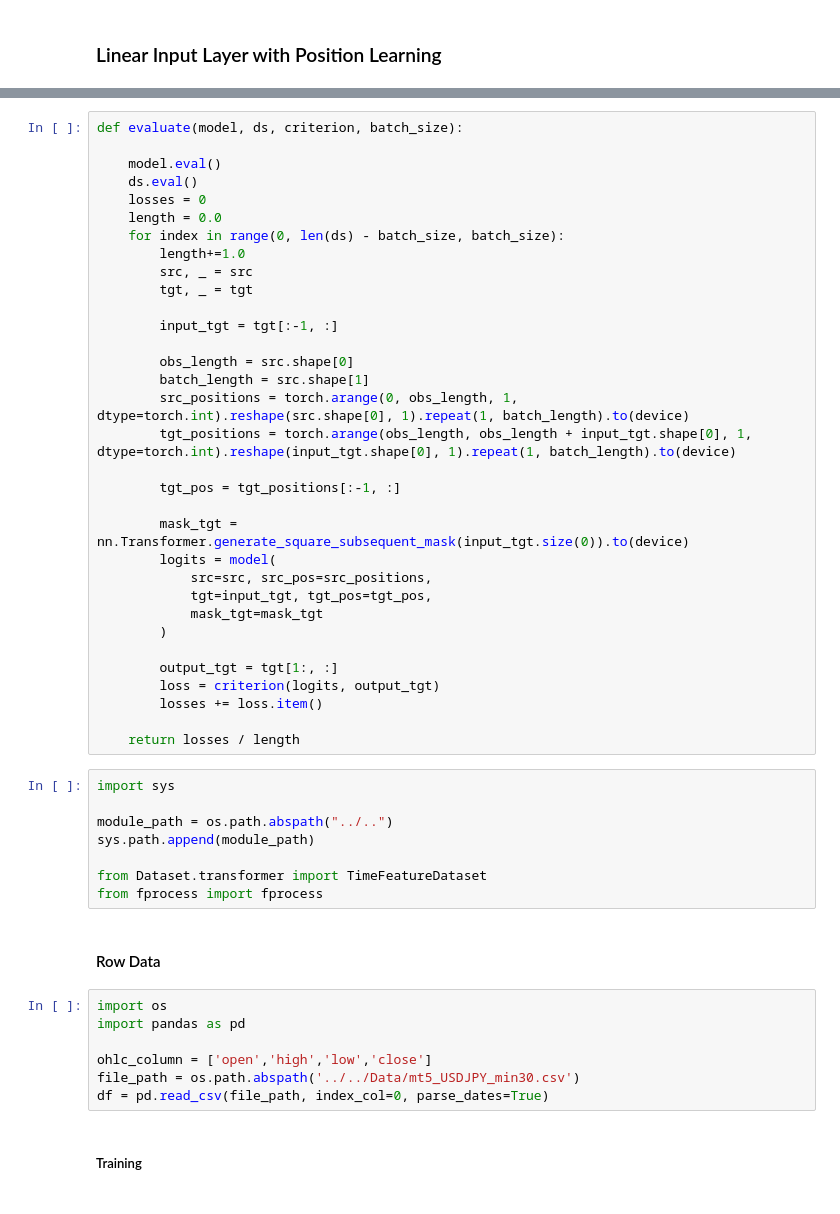
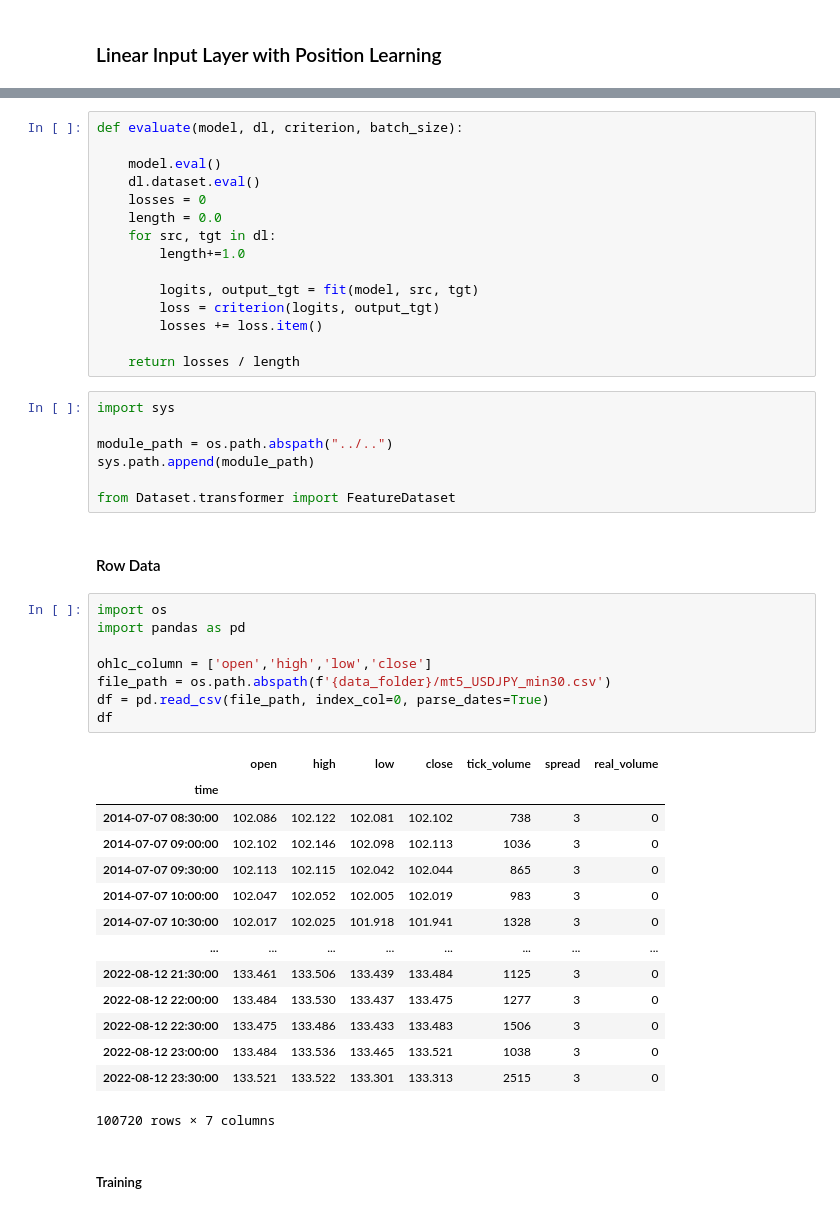
Before and after one commit to Naradice/stocknet_study, a Jupyter notebook: Models/Transformer/LinerInputFinanceTransformer.ipynb, the cells around one changed output, grey strips where cells are left out. Drawn from its saved outputs; the diff is of its cells as text.

```diff
--- a/Models/Transformer/LinerInputFinanceTransformer.ipynb
+++ b/Models/Transformer/LinerInputFinanceTransformer.ipynb
@@ -1587,34 +1597,16 @@ def train(model, ds, optimizer, criterion, batch_size):
 
     return losses / length
 # %%
-def evaluate(model, ds, criterion, batch_size):
+def evaluate(model, dl, criterion, batch_size):
 
     model.eval()
-    ds.eval()
+    dl.dataset.eval()
     losses = 0
     length = 0.0
-    for index in range(0, len(ds) - batch_size, batch_size):
+    for src, tgt in dl:
         length+=1.0
-        src, _ = src
-        tgt, _ = tgt
 
-        input_tgt = tgt[:-1, :]
-
-        obs_length = src.shape[0]
-        batch_length = src.shape[1]
-        src_positions = torch.arange(0, obs_length, 1, dtype=torch.int).reshape(src.shape[0], 1).repeat(1, batch_length).to(device)
-        tgt_positions = torch.arange(obs_length, obs_length + input_tgt.shape[0], 1, dtype=torch.int).reshape(input_tgt.shape[0], 1).repeat(1, batch_length).to(device)
-
-        tgt_pos = tgt_positions[:-1, :]
-
-        mask_tgt = nn.Transformer.generate_square_subsequent_mask(input_tgt.size(0)).to(device)
-        logits = model(
-            src=src, src_pos=src_positions,
-            tgt=input_tgt, tgt_pos=tgt_pos,
-            mask_tgt=mask_tgt
-        )
-
-        output_tgt = tgt[1:, :]
+        logits, output_tgt = fit(model, src, tgt)
         loss = criterion(logits, output_tgt)
         losses += loss.item()
 
@@ -1625,17 +1617,32 @@ import sys
 module_path = os.path.abspath("../..")
 sys.path.append(module_path)
 
-from Dataset.transformer import TimeFeatureDataset
-from fprocess import fprocess
+from Dataset.transformer import FeatureDataset
 # %% [markdown]
 #### Row Data
 # %%
 import os
 import pandas as pd
 
 ohlc_column = ['open','high','low','close']
-file_path = os.path.abspath('../../Data/mt5_USDJPY_min30.csv')
+file_path = os.path.abspath(f'{data_folder}/mt5_USDJPY_min30.csv')
 df = pd.read_csv(file_path, index_col=0, parse_dates=True)
+df
+# %% [output]
+|  | open | high | low | close | tick_volume | spread | real_volume |
+| time |  |  |  |  |  |  |  |
+| 2014-07-07 08:30:00 | 102.086 | 102.122 | 102.081 | 102.102 | 738 | 3 | 0 |
+| 2014-07-07 09:00:00 | 102.102 | 102.146 | 102.098 | 102.113 | 1036 | 3 | 0 |
+| 2014-07-07 09:30:00 | 102.113 | 102.115 | 102.042 | 102.044 | 865 | 3 | 0 |
+| 2014-07-07 10:00:00 | 102.047 | 102.052 | 102.005 | 102.019 | 983 | 3 | 0 |
+| 2014-07-07 10:30:00 | 102.017 | 102.025 | 101.918 | 101.941 | 1328 | 3 | 0 |
+| ... | ... | ... | ... | ... | ... | ... | ... |
+| 2022-08-12 21:30:00 | 133.461 | 133.506 | 133.439 | 133.484 | 1125 | 3 | 0 |
+| 2022-08-12 22:00:00 | 133.484 | 133.530 | 133.437 | 133.475 | 1277 | 3 | 0 |
+| 2022-08-12 22:30:00 | 133.475 | 133.486 | 133.433 | 133.483 | 1506 | 3 | 0 |
+| 2022-08-12 23:00:00 | 133.484 | 133.536 | 133.465 | 133.521 | 1038 | 3 | 0 |
+| 2022-08-12 23:30:00 | 133.521 | 133.522 | 133.301 | 133.313 | 2515 | 3 | 0 |
+100720 rows × 7 columns
 # %% [markdown]
 ##### Training
 # %%
```
Also changed, not shown: parts of 38 cells of this notebook, 2 other files.
